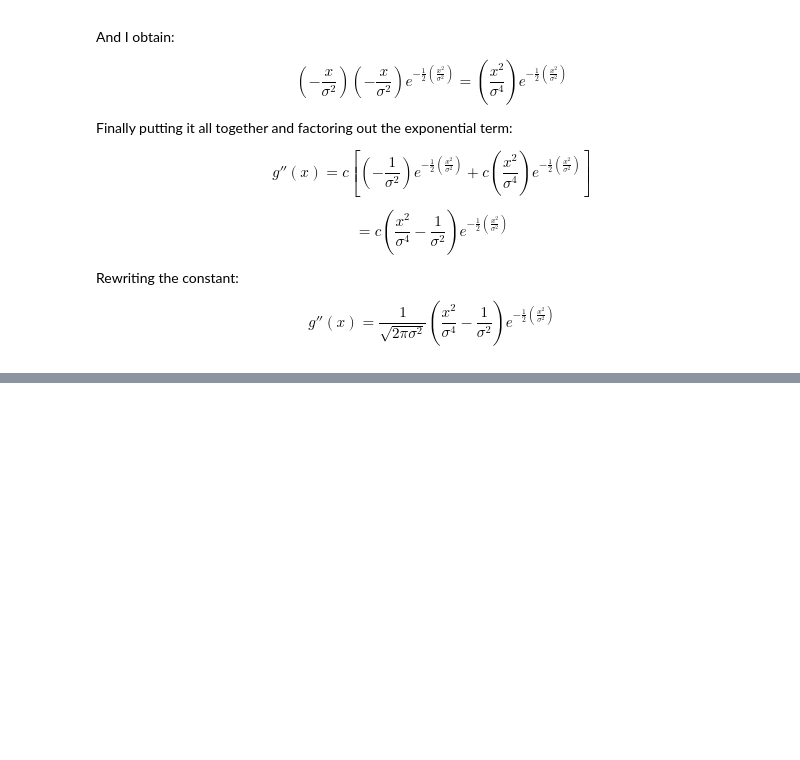
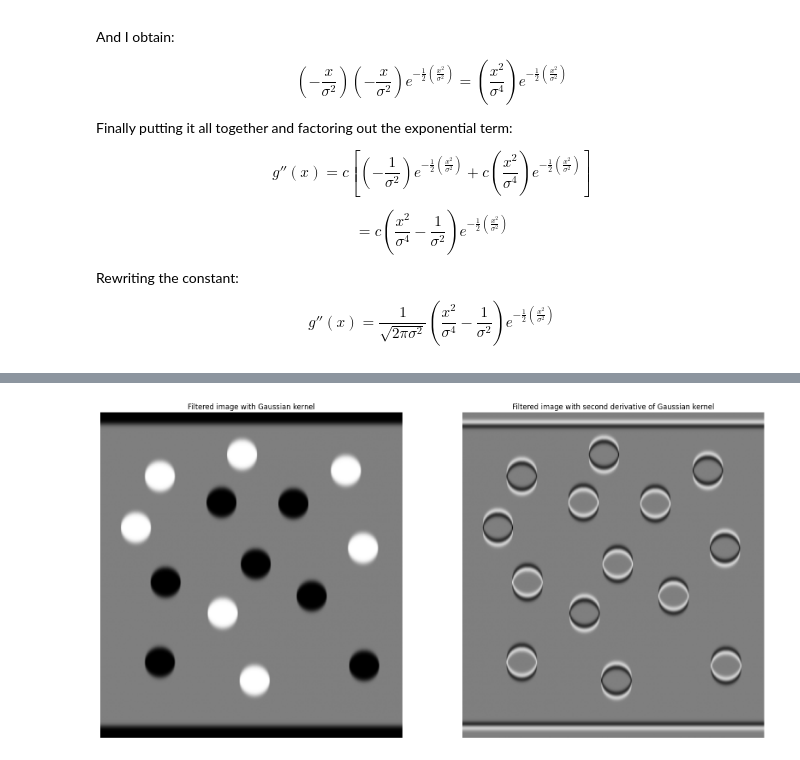
Before and after one commit to Cerlog/02506_Advanced_Image_Analysis_DTU, a Jupyter notebook: Chapter02/week_2_ex_1.ipynb, the cells around one changed output, grey strips where cells are left out. Cells and saved outputs as stored; diff of their text form; code cells hidden in the pictures; blank space fills up the shorter version.

```diff
--- a/Chapter02/week_2_ex_1.ipynb
+++ b/Chapter02/week_2_ex_1.ipynb
@@ -83,0 +199,34 @@ $$
+# %%
+# define a new 1D kernel
+
+kernel, kernel_dif_2 = filter_second_der_filter(15)
+
+# reshape the kernel to a column vector and row vector
+
+kernel = kernel.reshape(-1, 1)
+
+kernel_rows = kernel.reshape(1, -1)
+
+kernel_dif_2 = kernel_dif_2.reshape(-1, 1)
+
+# apply the kernel to the image
+
+image_filtered = convolve(image, kernel)
+
+image_filtered_2 = convolve(image, kernel_dif_2)
+
+# visualize the filtered image and original
+
+fig, axs = plt.subplots(1, 2, figsize=(20, 10))
+
+axs[0].imshow(image_filtered, cmap='gray')
+axs[0].axis('off')
+axs[0].set_title('Filtered image with Gaussian kernel')
+
+axs[1].imshow(image_filtered_2, cmap='gray')
+axs[1].axis('off')
+axs[1].set_title('Filtered image with second derivative of Gaussian kernel')
+
+plt.show()
+# %% [output]
+[figure, added]
```
Also changed, not shown: parts of 11 cells of this notebook, 8 other files.
